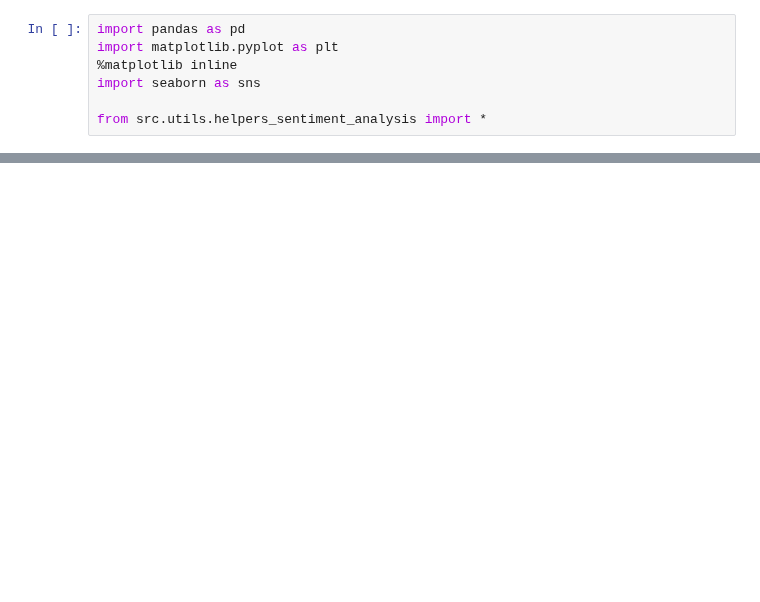
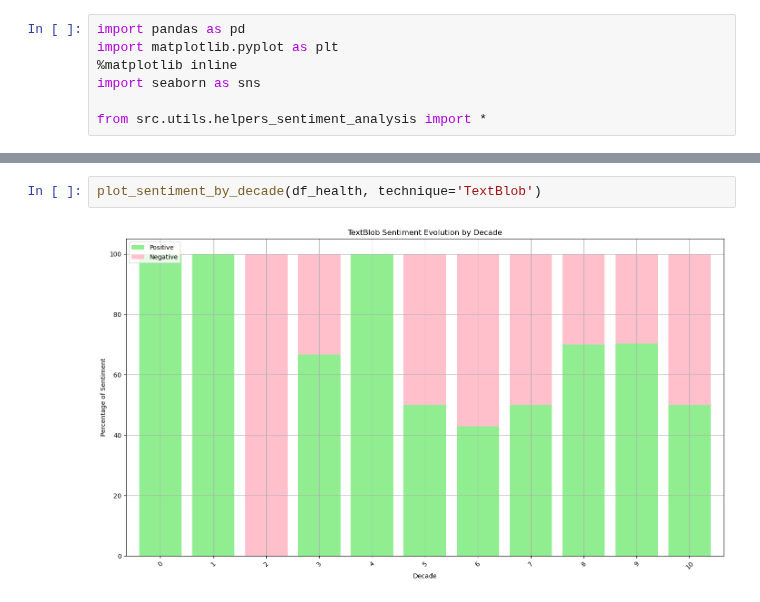
Before and after one commit to epfl-ada/ada-2024-project-astonishingdataavengers24, a Jupyter notebook: sentiment_analysis_draft.ipynb, the cells around one changed output, grey strips where cells are left out. Drawn from its saved outputs; the diff is of its cells as text; blank space fills up the shorter version.

```diff
--- a/sentiment_analysis_draft.ipynb
+++ b/sentiment_analysis_draft.ipynb
@@ -67,0 +51,4 @@ df_10[['Plot_summary', 'NLTK_Sentiment', 'TB_Sentiment', 'VADER_Sentiment', 'Emo
+# %%
+plot_sentiment_by_decade(df_health, technique='TextBlob')
+# %% [output]
+[figure, added]
```
Also changed, not shown: parts of 12 cells of this notebook, 1 other file.
